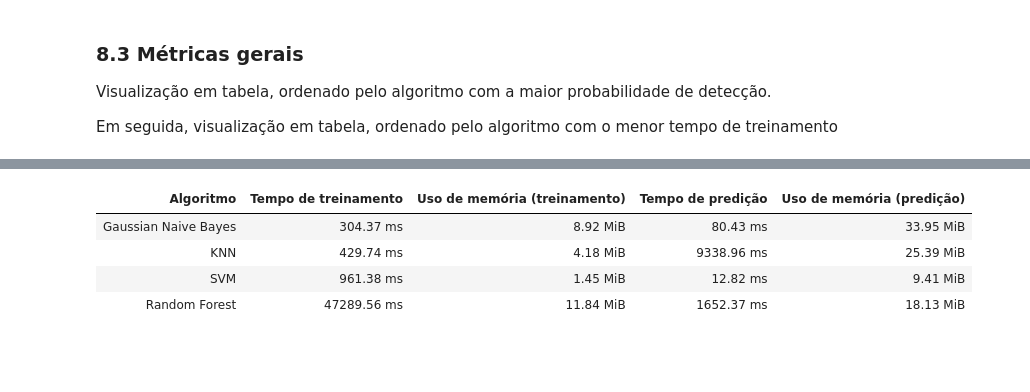
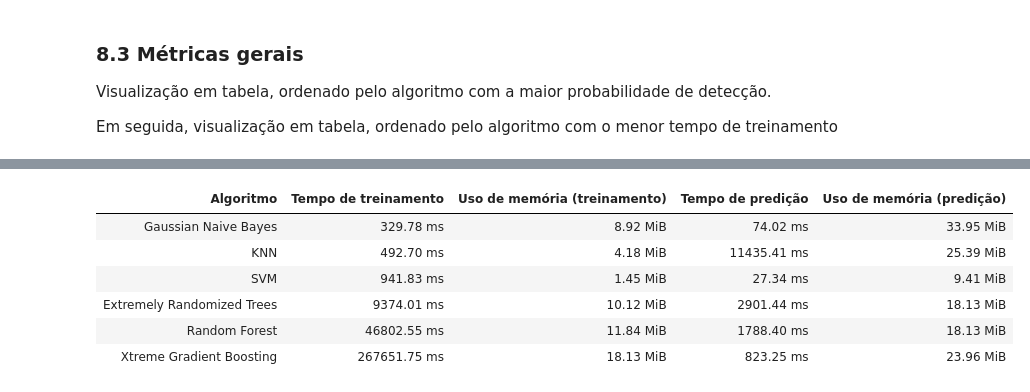
Before and after one commit to jtlimo/ccm-102, a Jupyter notebook: main.ipynb, the cells around one changed output, grey strips where cells are left out. Cells and saved outputs as stored; diff of their text form; code cells hidden in the pictures; blank space fills up the shorter version.

```diff
--- a/main.ipynb
+++ b/main.ipynb
@@ -364,0 +365,4 @@ cm_svc.plot(number_label=True, title="Matriz de Confusão", cmap=plt.cm.Blues) #
+# %%
+ert = ExtraTreesClassifier(random_state=42)
+
+metrics_ert, y_pred = benchmark(ert, X_train_res, y_train_res, X_test_pca)
@@ -364,0 +401,4 @@ cm_svc.plot(number_label=True, title="Matriz de Confusão", cmap=plt.cm.Blues) #
+# %%
+xgb = GradientBoostingClassifier(random_state=42)
+
+metrics_xgb, y_pred = benchmark(xgb, X_train_res, y_train_res, X_test_pca)
@@ -440,35 +520,40 @@ df
 # %%
 performance_results = {
     "Random Forest": {"Train time": metrics_rf['train_time_ms'], "Train peak memory": metrics_rf['train_peak_memory_MiB'],
                       "Predict time": metrics_rf['predict_time_ms'], "Predict peak memory": metrics_rf['predict_peak_memory_MiB']},
 
     "KNN": {"Train time": metrics_knn['train_time_ms'], "Train peak memory": metrics_knn['train_peak_memory_MiB'],
             "Predict time": metrics_knn['predict_time_ms'], "Predict peak memory": metrics_knn['predict_peak_memory_MiB']},
-
     "Gaussian Naive Bayes": {"Train time": metrics_nb['train_time_ms'], "Train peak memory": metrics_nb['train_peak_memory_MiB'],
                              "Predict time": metrics_nb['predict_time_ms'], "Predict peak memory": metrics_nb['predict_peak_memory_MiB']},
-        "SVM": {"Train time": metrics_svc['train_time_ms'], "Train peak memory": metrics_svc['train_peak_memory_MiB'],
-                "Predict time": metrics_svc['predict_time_ms'], "Predict peak memory": metrics_svc['predict_peak_memory_MiB']},
+    "SVM": {"Train time": metrics_svc['train_time_ms'], "Train peak memory": metrics_svc['train_peak_memory_MiB'],
+           "Predict time": metrics_svc['predict_time_ms'], "Predict peak memory": metrics_svc['predict_peak_memory_MiB']},
+    "Extremely Randomized Trees": {"Train time": metrics_ert['train_time_ms'], "Train peak memory": metrics_ert['train_peak_memory_MiB'],
+           "Predict time": metrics_ert['predict_time_ms'], "Predict peak memory": metrics_ert['predict_peak_memory_MiB']},
+    "Xtreme Gradient Boosting": {"Train time": metrics_xgb['train_time_ms'], "Train peak memory": metrics_xgb['train_peak_memory_MiB'],
+                                 "Predict time": metrics_xgb['predict_time_ms'], "Predict peak memory": metrics_xgb['predict_peak_memory_MiB']}
 }
 
 
 df = pd.DataFrame(performance_results).T.reset_index()
 df.columns = ["Algoritmo", "Tempo de treinamento", "Uso de memória (treinamento)",  "Tempo de predição", "Uso de memória (predição)"]
 
 df = df.round(2)
 df = df.sort_values(by="Tempo de treinamento", ascending=True).reset_index(drop=True)
 
 df = df.style.hide(axis="index").format({
      "Tempo de treinamento": "{:.2f} ms",
      "Uso de memória (treinamento)": "{:.2f} MiB",
      "Tempo de predição": "{:.2f} ms",
      "Uso de memória (predição)": "{:.2f} MiB"
 })
 
 df
 # %% [output]
 | Algoritmo | Tempo de treinamento | Uso de memória (treinamento) | Tempo de predição | Uso de memória (predição) |
-| Gaussian Naive Bayes | 304.37 ms | 8.92 MiB | 80.43 ms | 33.95 MiB |
-| KNN | 429.74 ms | 4.18 MiB | 9338.96 ms | 25.39 MiB |
-| SVM | 961.38 ms | 1.45 MiB | 12.82 ms | 9.41 MiB |
-| Random Forest | 47289.56 ms | 11.84 MiB | 1652.37 ms | 18.13 MiB |
+| Gaussian Naive Bayes | 329.78 ms | 8.92 MiB | 74.02 ms | 33.95 MiB |
+| KNN | 492.70 ms | 4.18 MiB | 11435.41 ms | 25.39 MiB |
+| SVM | 941.83 ms | 1.45 MiB | 27.34 ms | 9.41 MiB |
+| Extremely Randomized Trees | 9374.01 ms | 10.12 MiB | 2901.44 ms | 18.13 MiB |
+| Random Forest | 46802.55 ms | 11.84 MiB | 1788.40 ms | 18.13 MiB |
+| Xtreme Gradient Boosting | 267651.75 ms | 18.13 MiB | 823.25 ms | 23.96 MiB |
```
Also changed, not shown: parts of 18 cells of this notebook.
